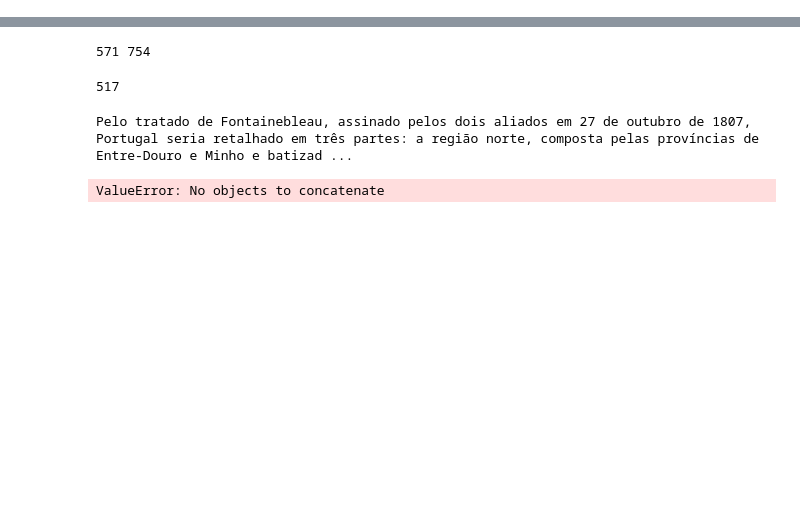
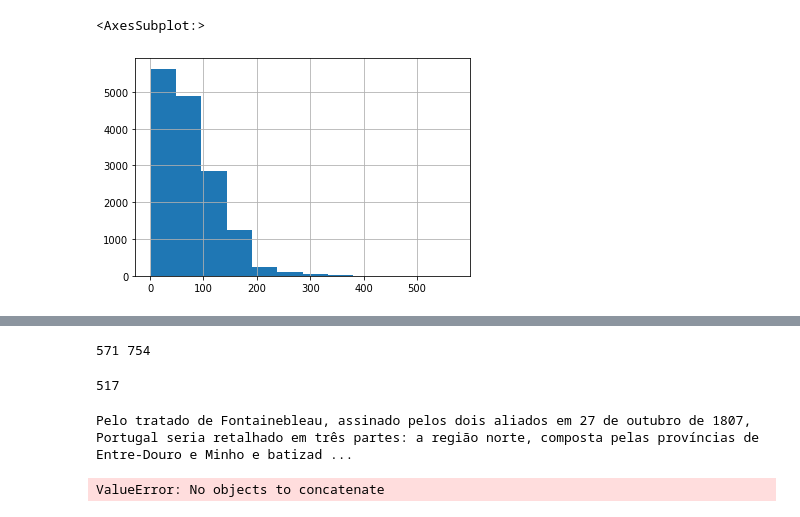
Before and after one commit to LucSan10/DeepPhonemizer-main, a Jupyter notebook: run_training.ipynb, the cells around one changed output, grey strips where cells are left out. Cells and saved outputs as stored; diff of their text form; code cells hidden in the pictures; blank space fills up the shorter version.

```diff
--- a/run_training.ipynb
+++ b/run_training.ipynb
@@ -27,0 +31,7 @@ df['phoneme'] = df['phoneme'].str.strip()
+# %%
+#número de grafemas de cada sentença
+sentenceGraphemeLen = df['grapheme'].str.len()
+sentenceGraphemeLen.hist(bins=12)
+# %% [output]
+<AxesSubplot:>
+[figure, added]
```
Also changed, not shown: parts of 10 cells of this notebook, 21 other files.
